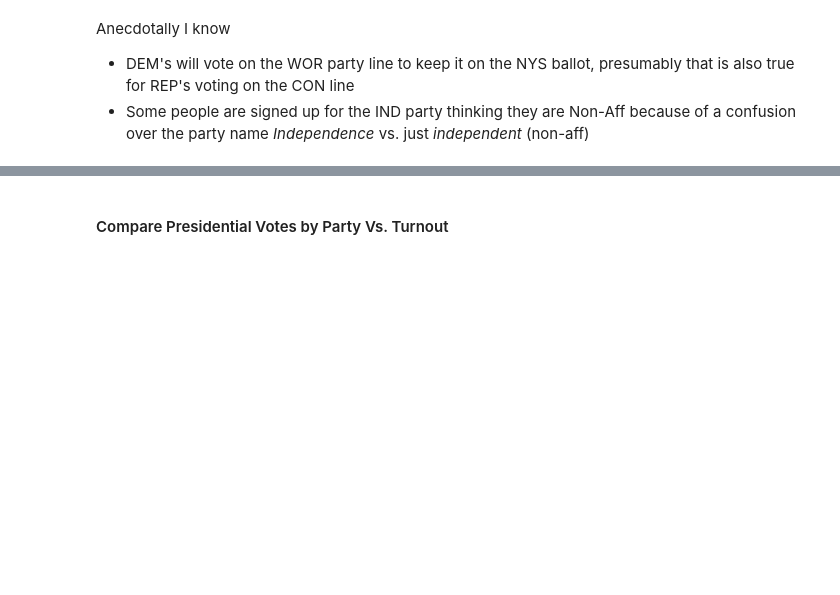
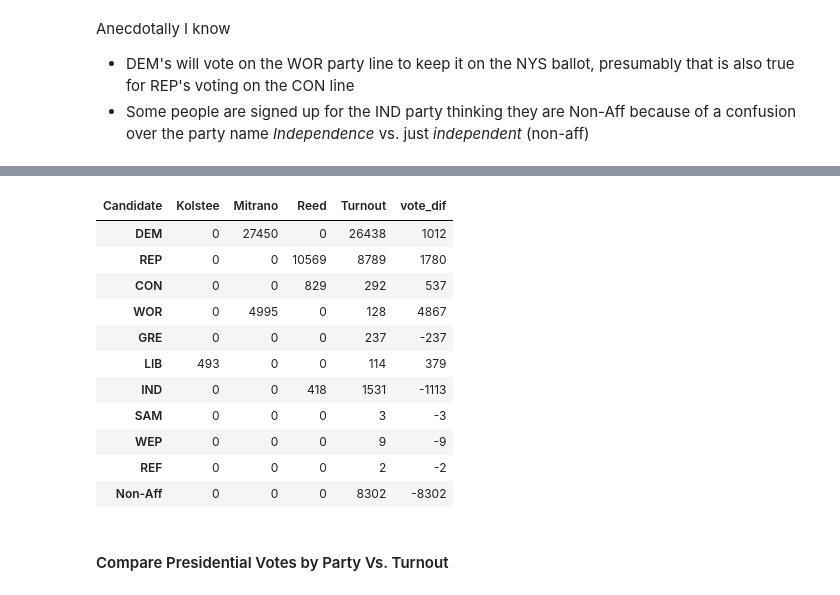
Before and after one commit to merb92/ny-23, a Jupyter notebook: census_ny_23_eda.ipynb, the cells around one changed output, grey strips where cells are left out. Cells and saved outputs as stored; diff of their text form; code cells hidden in the pictures; blank space fills up the shorter version.

Commit message:
Add vote diff data

```diff
--- a/census_ny_23_eda.ipynb
+++ b/census_ny_23_eda.ipynb
@@ -455,3 +481,20 @@ Anecdotally I know
+# %%
+tompkins_23_df_trans['vote_dif'] = tompkins_23_df_trans.apply(lambda x: x['Kolstee'] + x['Mitrano'] + x['Reed'] - x['Turnout'], axis=1)
+# %%
+tompkins_23_df_trans
+# %% [output]
+| Candidate | Kolstee | Mitrano | Reed | Turnout | vote_dif |
+| DEM | 0 | 27450 | 0 | 26438 | 1012 |
+| REP | 0 | 0 | 10569 | 8789 | 1780 |
+| CON | 0 | 0 | 829 | 292 | 537 |
+| WOR | 0 | 4995 | 0 | 128 | 4867 |
+| GRE | 0 | 0 | 0 | 237 | -237 |
+| LIB | 493 | 0 | 0 | 114 | 379 |
+| IND | 0 | 0 | 418 | 1531 | -1113 |
+| SAM | 0 | 0 | 0 | 3 | -3 |
+| WEP | 0 | 0 | 0 | 9 | -9 |
+| REF | 0 | 0 | 0 | 2 | -2 |
+| Non-Aff | 0 | 0 | 0 | 8302 | -8302 |
 # %% [markdown]
 #### Compare Presidential Votes by Party Vs. Turnout
 # %%
```
Also changed, not shown: parts of 8 cells of this notebook.
